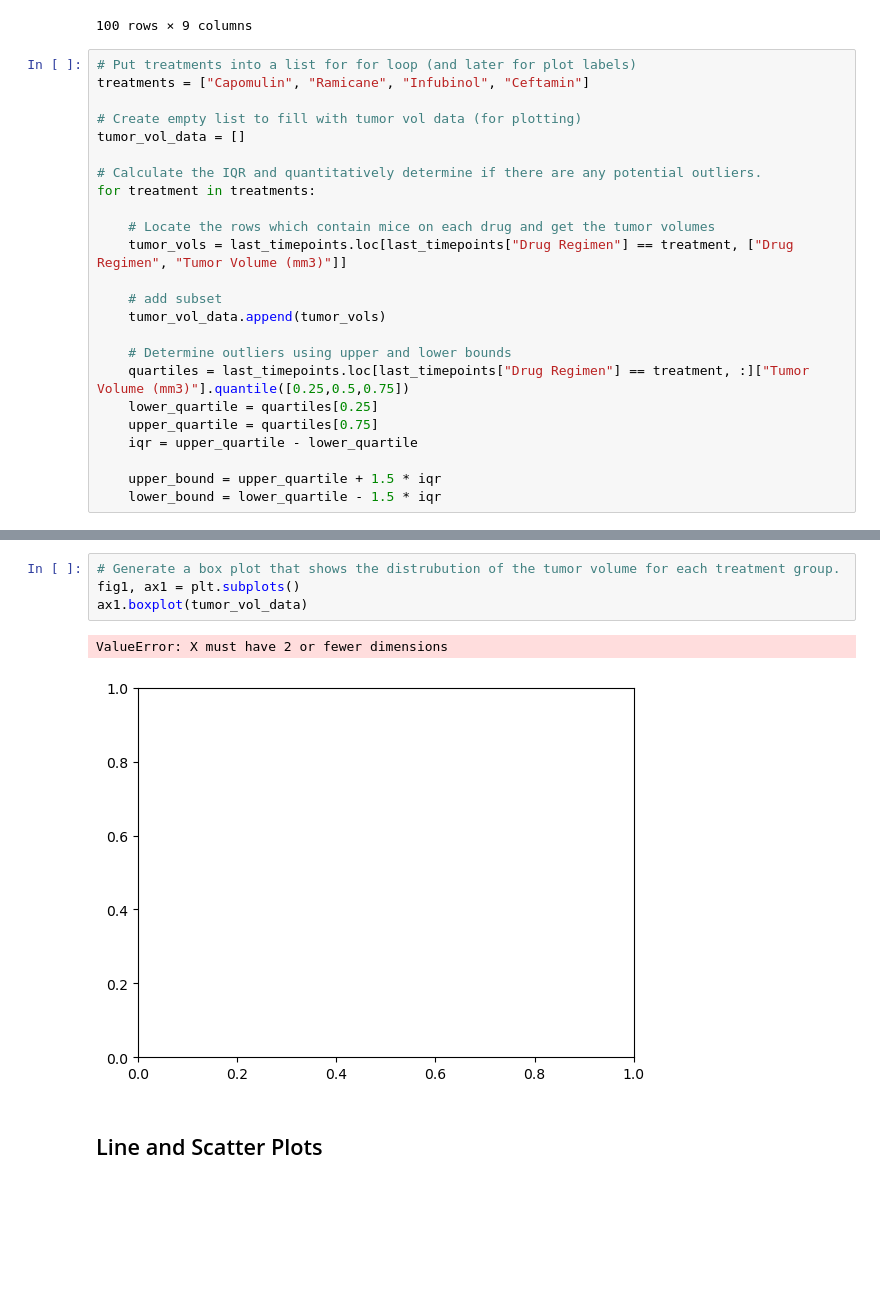
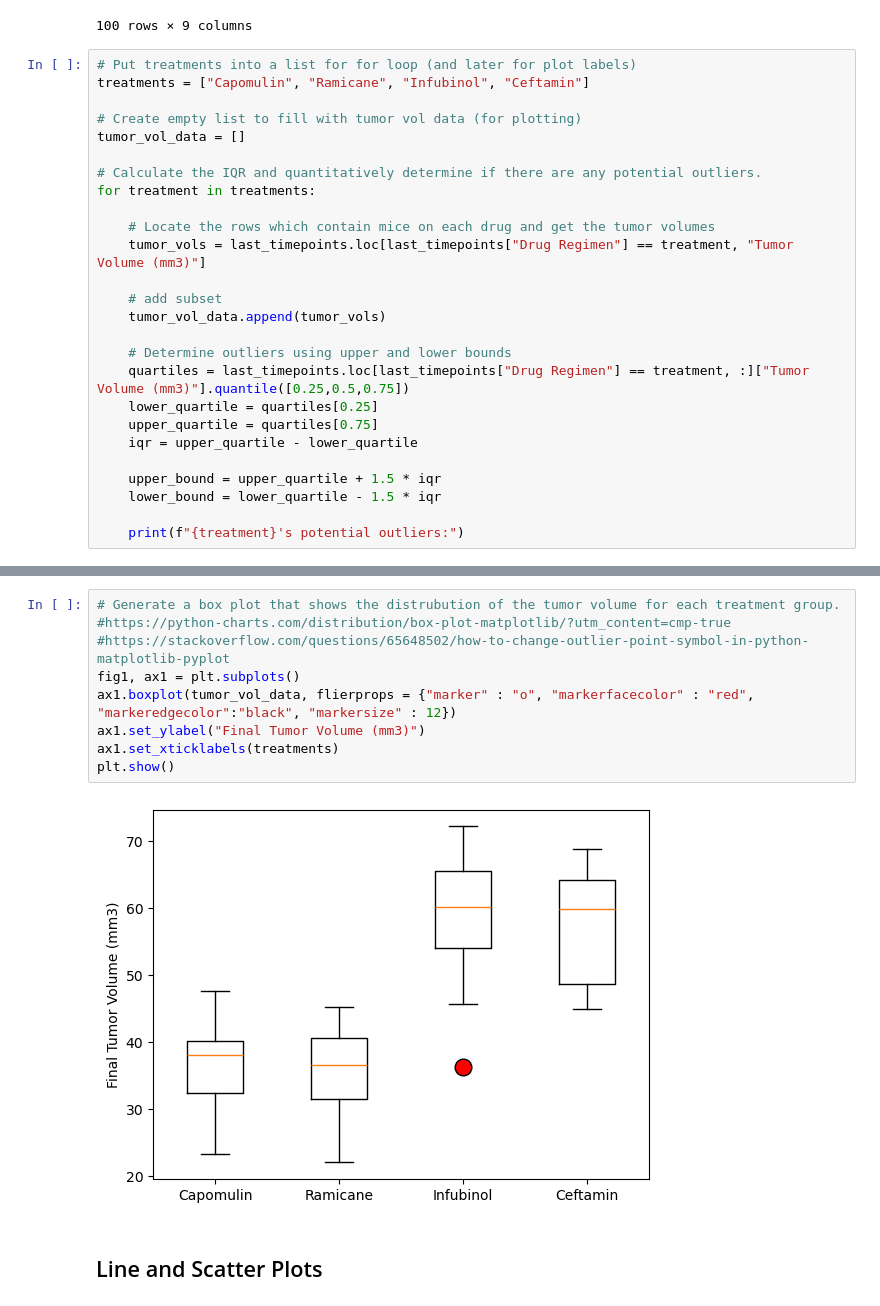
Before and after one commit to ddaniel2024/Module-5-Data-Visualisation, a Jupyter notebook: pymaceuticals_main.ipynb, the cells around one changed output, grey strips where cells are left out. Cells and saved outputs as stored; diff of their text form; blank space fills up the shorter version.

Commit message:
finished boxplot

```diff
--- a/pymaceuticals_main.ipynb
+++ b/pymaceuticals_main.ipynb
@@ -254,7 +254,7 @@ tumor_vol_data = []
 for treatment in treatments:
 
     # Locate the rows which contain mice on each drug and get the tumor volumes
-    tumor_vols = last_timepoints.loc[last_timepoints["Drug Regimen"] == treatment, ["Drug Regimen", "Tumor Volume (mm3)"]]
+    tumor_vols = last_timepoints.loc[last_timepoints["Drug Regimen"] == treatment, "Tumor Volume (mm3)"]
 
     # add subset
     tumor_vol_data.append(tumor_vols)
@@ -267,3 +267,5 @@ for treatment in treatments:
 
     upper_bound = upper_quartile + 1.5 * iqr
     lower_bound = lower_quartile - 1.5 * iqr
+
+    print(f"{treatment}'s potential outliers:")
@@ -270,10 +277,14 @@ for treatment in treatments:
 # %%
 # Generate a box plot that shows the distrubution of the tumor volume for each treatment group.
+#https://python-charts.com/distribution/box-plot-matplotlib/?utm_content=cmp-true
+#https://stackoverflow.com/questions/65648502/how-to-change-outlier-point-symbol-in-python-matplotlib-pyplot
 fig1, ax1 = plt.subplots()
-ax1.boxplot(tumor_vol_data)
+ax1.boxplot(tumor_vol_data, flierprops = {"marker" : "o", "markerfacecolor" : "red", "markeredgecolor":"black", "markersize" : 12})
+ax1.set_ylabel("Final Tumor Volume (mm3)")
+ax1.set_xticklabels(treatments)
+plt.show()
 # %% [output]
-ValueError: X must have 2 or fewer dimensions
-[figure, old version]
+[figure, new version]
 # %% [markdown]
 ## Line and Scatter Plots
 # %%
```
Also changed, not shown: parts of 1 cell of this notebook.
